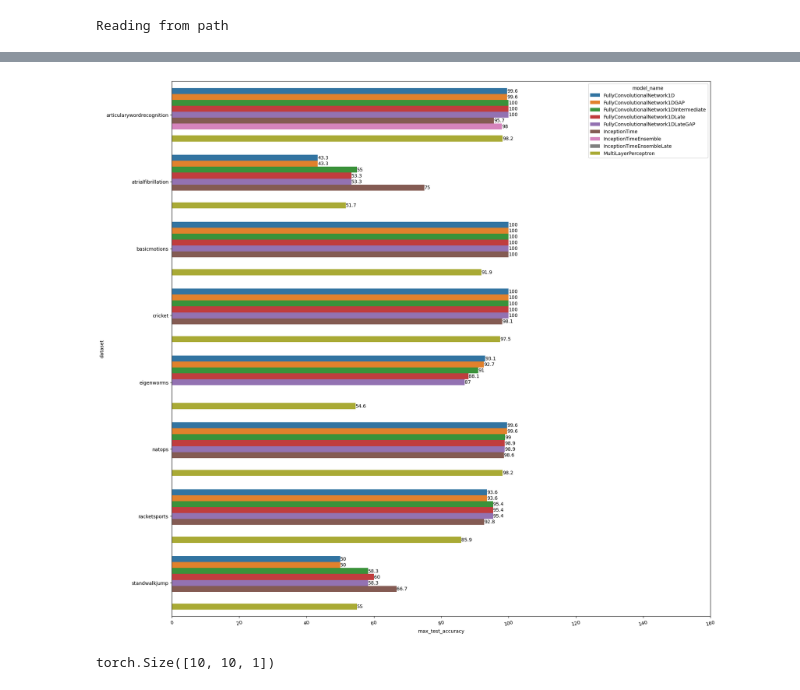
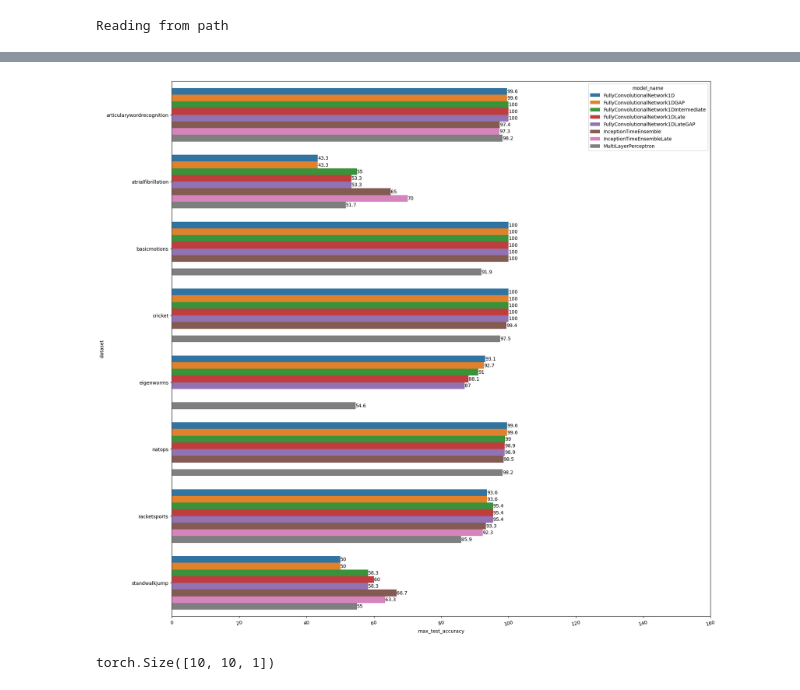
Before and after one commit to samuelthomaz7/multimodal_time_series_classification, a Jupyter notebook: test_notebook.ipynb, the cells around one changed output, grey strips where cells are left out. Saved outputs shown, nothing was run; the diff lists cells and outputs as text; code cells hidden in the pictures.

```diff
--- a/test_notebook.ipynb
+++ b/test_notebook.ipynb
@@ -65,20 +96,20 @@ agg_results_data.query("model_name == 'FullyConvolutionalNetwork1DGAP'")
 # %%
 plt.figure(figsize = (20,20))
 ax = sns.barplot(
-    data = agg_results_data,
+    data = agg_results_data.query("model_name != 'InceptionTime'"),
     y = 'dataset',
     x = 100*agg_results_data['max_test_accuracy'].apply(lambda x: round(x, 3)),
     hue = 'model_name'
 )
 
 for i in ax.containers:
     ax.bar_label(i,)
 
 plt.xticks(rotation = 15)
 plt.xlim([0, 100*1.6])
 plt.show()
 # %% [output]
-[figure, old version]
+[figure, new version]
 # %%
 test_tensor = torch.ones(1, 10,4)
 conv_test = nn.Conv1d(in_channels= 10, out_channels=10, kernel_size = 1)
```
Also changed, not shown: parts of 6 cells of this notebook, 1 other file.
